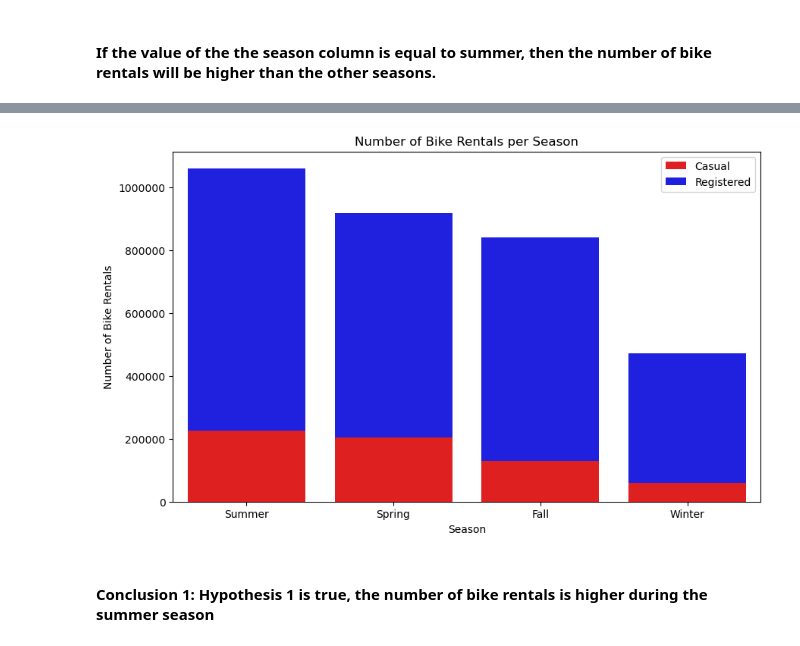
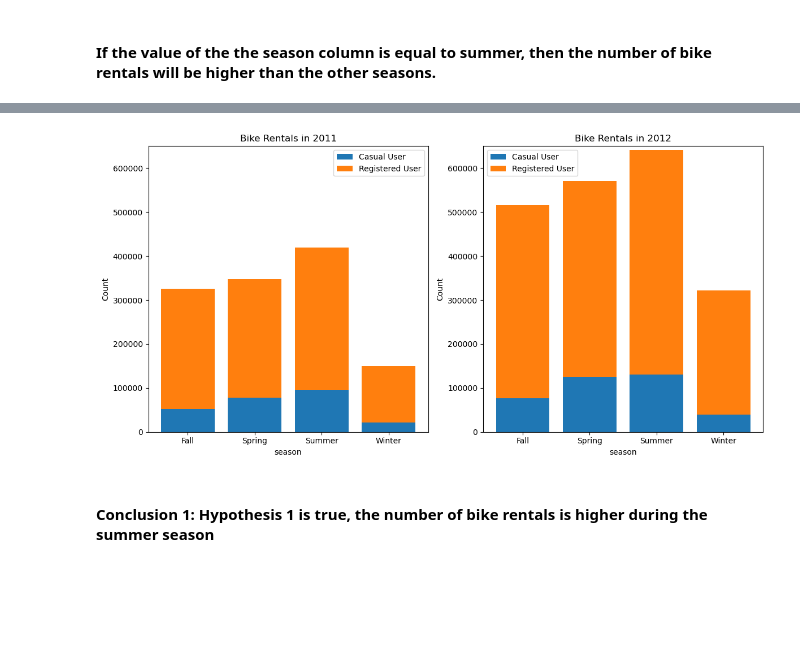
Before and after one commit to MaxLopezSalgado/capital_bike_sharing, a Jupyter notebook: eda/eda.ipynb, the cells around one changed output, grey strips where cells are left out. Drawn from its saved outputs; the diff is of its cells as text; code cells hidden in the pictures; blank space fills up the shorter version.

```diff
--- a/eda/eda.ipynb
+++ b/eda/eda.ipynb
@@ -41,6 +41,43 @@ rentals_time_weather.head()
 5 rows × 21 columns
 # %% [markdown]
 # Hypothesis (12)
+# %%
+# create two new df to check the number of bike rentals in each season in 2011 and 2012 and order it in descending order
+rentals_2011 = rentals_time_weather[rentals_time_weather['year'] == 2011]
+rentals_2012 = rentals_time_weather[rentals_time_weather['year'] == 2012]
+# %%
+# create a function to plot the number of bike rentals in each variable column in 2011 and 2012
+def analyze_variable(rentals_2011, rentals_2012, variable, max_count):
+    # Group the data by the variable and calculate the total counts for casual and registered users
+    rentals_2011_variable = rentals_2011.groupby(variable)[['casual_user', 'registered_user']].sum()
+    rentals_2012_variable = rentals_2012.groupby(variable)[['casual_user', 'registered_user']].sum()
+
+    # Create a figure with two subplots
+    fig, (ax1, ax2) = plt.subplots(1, 2, figsize=(12, 6))
+
+    # Plot for 2011
+    ax1.bar(rentals_2011_variable.index, rentals_2011_variable['casual_user'], label='Casual User')
+    ax1.bar(rentals_2011_variable.index, rentals_2011_variable['registered_user'], bottom=rentals_2011_variable['casual_user'], label='Registered User')
+    ax1.set_xlabel(variable)
+    ax1.set_ylabel('Count')
+    ax1.set_title('Bike Rentals in 2011')
+    ax1.legend()
+    ax1.set_ylim(0, max_count)  # Set the y-axis limit
+
+    # Plot for 2012
+    ax2.bar(rentals_2012_variable.index, rentals_2012_variable['casual_user'], label='Casual User')
+    ax2.bar(rentals_2012_variable.index, rentals_2012_variable['registered_user'], bottom=rentals_2012_variable['casual_user'], label='Registered User')
+    ax2.set_xlabel(variable)
+    ax2.set_ylabel('Count')
+    ax2.set_title('Bike Rentals in 2012')
+    ax2.legend()
+    ax2.set_ylim(0, max_count)  # Set the y-axis limit
+
+    # Adjust the spacing between subplots
+    plt.tight_layout()
+
+    # Show the figure
+    plt.show()
 # %% [markdown]
 ## Hypothesis 1
 # %% [markdown]
@@ -70,22 +96,8 @@ rentals_per_season_df
-# %%
-# Create a bar plot for the casual users
-plt.figure(figsize=(10, 6))
-sns.barplot(x=rentals_per_season_df.index, y=rentals_per_season_df['casual_user'], color='red', label='Casual')
-
-# Create a bar plot for the registered users on top of the casual users
-sns.barplot(x=rentals_per_season_df.index, y=rentals_per_season_df['registered_user'], color='blue', bottom=rentals_per_season_df['casual_user'], label='Registered')
-
-# Adjust the y-axis tick labels to display the actual numbers without scientific notation
-plt.ticklabel_format(style='plain', axis='y')
-
-plt.title('Number of Bike Rentals per Season')
-plt.xlabel('Season')
-plt.ylabel('Number of Bike Rentals')
-plt.legend()
-
-plt.show()
-# %% [output]
-[figure, removed]
+# %%
+# plot the number of bike rentals in each season in 2011 and 2012
+analyze_variable(rentals_2011, rentals_2012, 'season', 650000)
+# %% [output]
+[figure, added]
 # %% [markdown]
 #### Conclusion 1: Hypothesis 1 is true, the number of bike rentals is higher during the summer season
 # %% [markdown]
```
Also changed, not shown: parts of 12 cells of this notebook.
